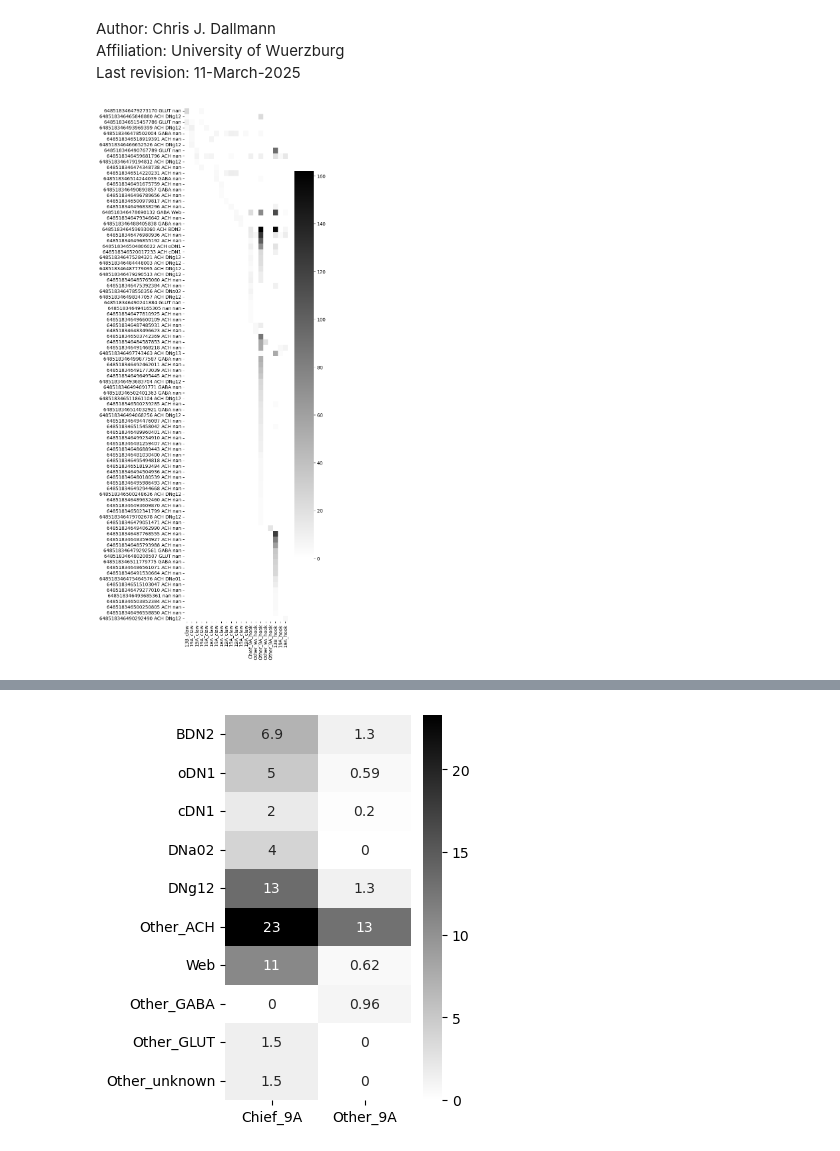
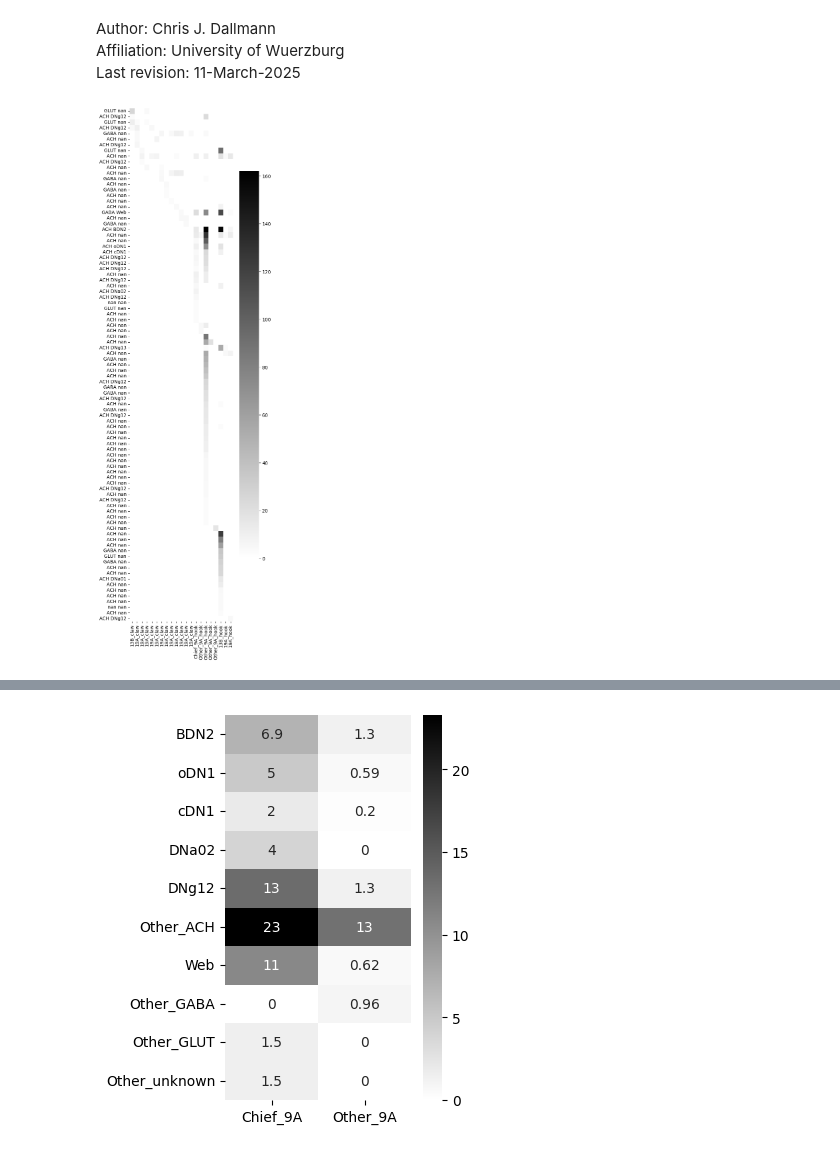
Before and after one commit to chrisjdallmann/feco-inhibition, a Jupyter notebook: code/fanc_DN_IN_connectivity.ipynb, the cells around one changed output, grey strips where cells are left out. Drawn from its saved outputs; the diff is of its cells as text; code cells hidden in the pictures.

```diff
--- a/code/fanc_DN_IN_connectivity.ipynb
+++ b/code/fanc_DN_IN_connectivity.ipynb
@@ -101,31 +98,31 @@ df_dn_info = pd.read_csv('../data/fanc_dn_information.csv')
 # %%
 # Plot connectivity matrix
 fig = plt.figure(figsize=(5,20))
 cmap = sns.color_palette("gray_r", as_cmap=True)
 
 yticklabels = []
 for pre_id in pre_ids:
     nt_type = df_dn_info.nt_type[df_dn_info.pt_root_id == pre_id].item()
     name = df_dn_info.name[df_dn_info.pt_root_id == pre_id].item()
     if pd.isnull(nt_type):
         nt_type = 'nan'
 
     if pd.isnull(name):
         name = 'nan'
 
-    yticklabels.append(str(pre_id) + ' ' + nt_type + ' ' + name)
+    yticklabels.append(nt_type + ' ' + name)
 
 xticklabels = []
 for post_id in post_ids:
     xticklabels.append([k for k, v in dict_target_ids.items() if post_id in v][0])
 
 sns.heatmap(connectivity_matrix,
             cmap=cmap,
             xticklabels=xticklabels,
             yticklabels=yticklabels)
 plt.show()
 # %% [output]
-[figure, old version]
+[figure, new version]
 # %%
 # Plot distribution of synapses
 # For columns, set axis=0
```
Also changed, not shown: parts of 3 cells of this notebook, 11 other files.
